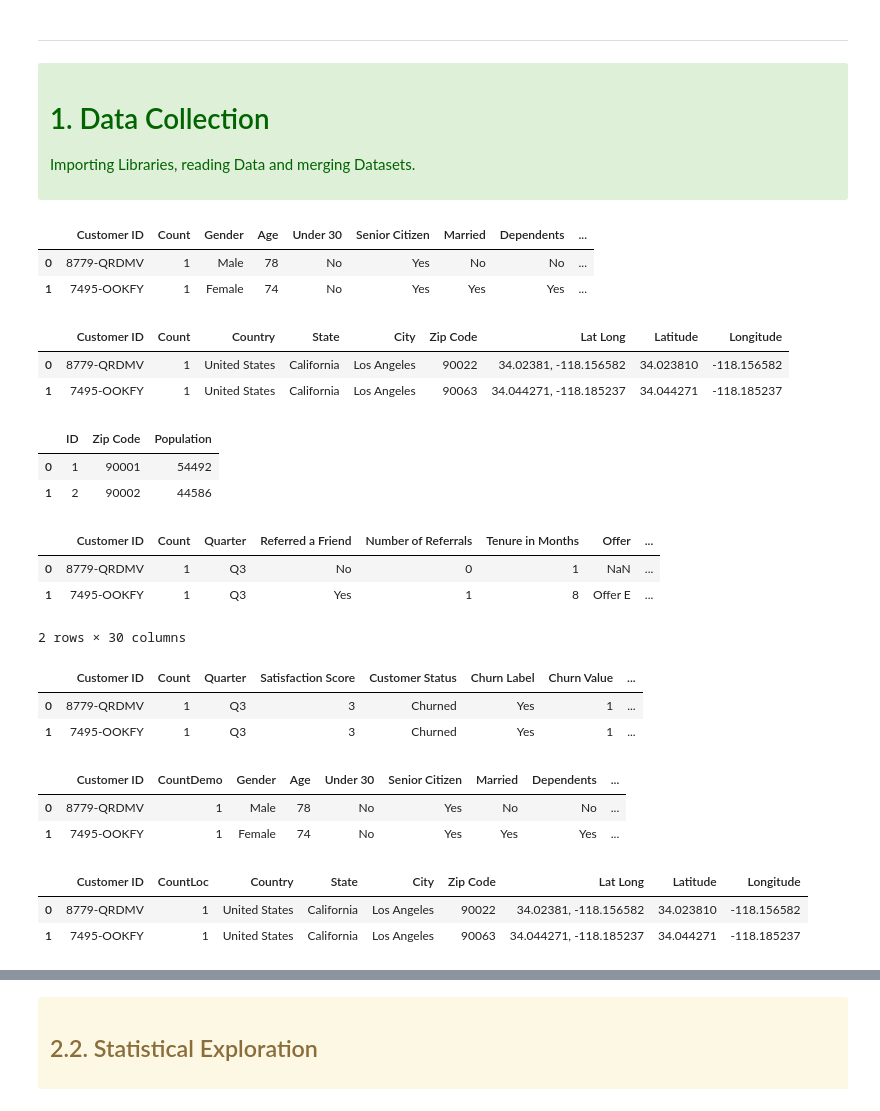
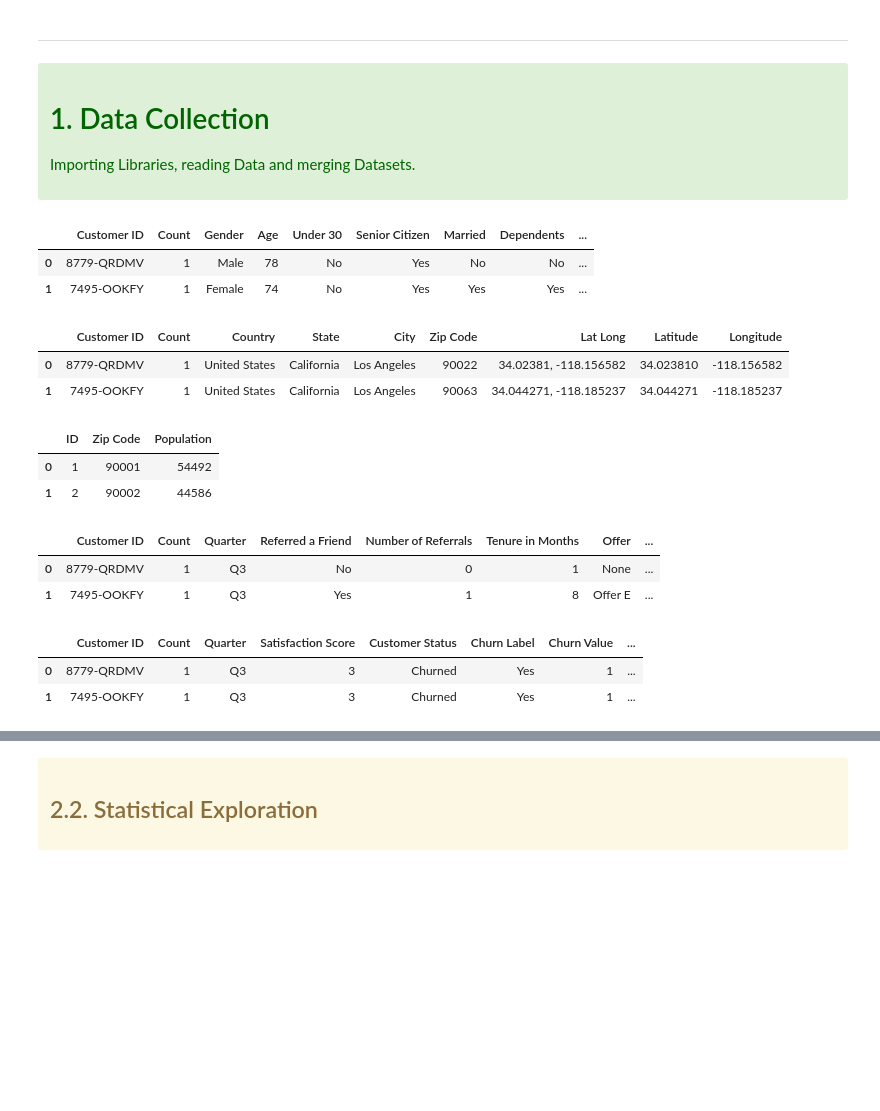
Before and after one commit to sarasustelosantos/bootcamp_group, a Jupyter notebook: Data_Exploration.ipynb, the cells around one changed output, grey strips where cells are left out. Cells and saved outputs as stored; diff of their text form; code cells hidden in the pictures; blank space fills up the shorter version.

```diff
--- a/Data_Exploration.ipynb
+++ b/Data_Exploration.ipynb
@@ -18,39 +18,27 @@ population = pd.read_excel("Telco_customer_churn_population.xlsx")
 services = pd.read_excel("Telco_customer_churn_services.xlsx")
 status = pd.read_excel("Telco_customer_churn_status.xlsx")
 # %%
+# Display
+pd.set_option('display.max_columns', None)
+
 display(demographic.head(2))
 display(location.head(2))
 display(population.head(2))
 display(services.head(2))
 display(status.head(2))
 # %% [output]
 |  | Customer ID | Count | Gender | Age | Under 30 | Senior Citizen | Married | Dependents | ... |
 | 0 | 8779-QRDMV | 1 | Male | 78 | No | Yes | No | No | ... |
 | 1 | 7495-OOKFY | 1 | Female | 74 | No | Yes | Yes | Yes | ... |
 |  | Customer ID | Count | Country | State | City | Zip Code | Lat Long | Latitude | Longitude |
 | 0 | 8779-QRDMV | 1 | United States | California | Los Angeles | 90022 | 34.02381, -118.156582 | 34.023810 | -118.156582 |
 | 1 | 7495-OOKFY | 1 | United States | California | Los Angeles | 90063 | 34.044271, -118.185237 | 34.044271 | -118.185237 |
 |  | ID | Zip Code | Population |
 | 0 | 1 | 90001 | 54492 |
 | 1 | 2 | 90002 | 44586 |
 |  | Customer ID | Count | Quarter | Referred a Friend | Number of Referrals | Tenure in Months | Offer | ... |
-| 0 | 8779-QRDMV | 1 | Q3 | No | 0 | 1 | NaN | ... |
+| 0 | 8779-QRDMV | 1 | Q3 | No | 0 | 1 | None | ... |
 | 1 | 7495-OOKFY | 1 | Q3 | Yes | 1 | 8 | Offer E | ... |
-2 rows × 30 columns
 |  | Customer ID | Count | Quarter | Satisfaction Score | Customer Status | Churn Label | Churn Value | ... |
 | 0 | 8779-QRDMV | 1 | Q3 | 3 | Churned | Yes | 1 | ... |
 | 1 | 7495-OOKFY | 1 | Q3 | 3 | Churned | Yes | 1 | ... |
-# %%
-demographic = demographic.rename(columns={'Count': 'CountDemo'})
-demographic.head(2)
-# %% [output]
-|  | Customer ID | CountDemo | Gender | Age | Under 30 | Senior Citizen | Married | Dependents | ... |
-| 0 | 8779-QRDMV | 1 | Male | 78 | No | Yes | No | No | ... |
-| 1 | 7495-OOKFY | 1 | Female | 74 | No | Yes | Yes | Yes | ... |
-# %%
-location = location.rename(columns={'Count': 'CountLoc'})
-location.head(2)
-# %% [output]
-|  | Customer ID | CountLoc | Country | State | City | Zip Code | Lat Long | Latitude | Longitude |
-| 0 | 8779-QRDMV | 1 | United States | California | Los Angeles | 90022 | 34.02381, -118.156582 | 34.023810 | -118.156582 |
-| 1 | 7495-OOKFY | 1 | United States | California | Los Angeles | 90063 | 34.044271, -118.185237 | 34.044271 | -118.185237 |
```
Also changed, not shown: parts of 19 cells of this notebook.
